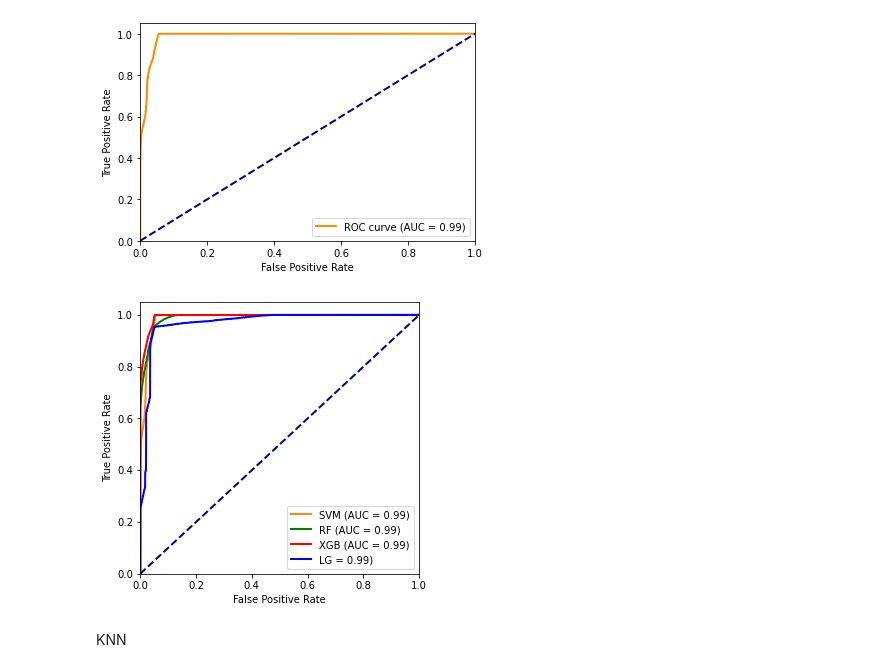
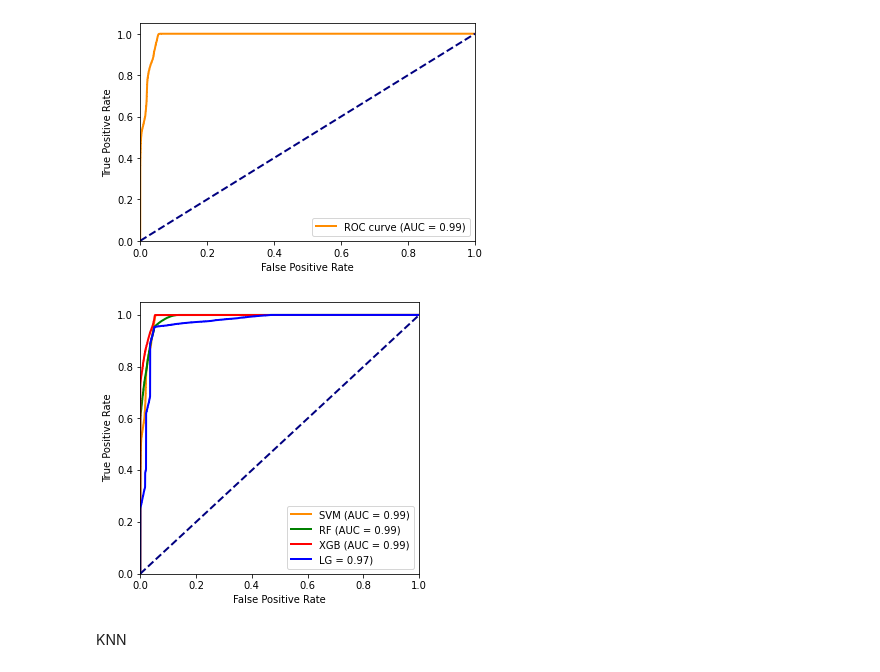
Before and after one commit to duclvQ/supply_chain, a Jupyter notebook: final_main_model.ipynb, the cells around one changed output. Drawn from its saved outputs; the diff is of its cells as text; code cells hidden in the pictures.

```diff
--- a/final_main_model.ipynb
+++ b/final_main_model.ipynb
@@ -379,21 +369,21 @@ plt.show()
 # %%
 # Plot the ROC curve
 plt.figure(figsize=(5,5))
 plt.plot(fpr_svm, tpr_svm, color='darkorange', lw=2, label=f'SVM (AUC = {roc_auc:.2f})')
-plt.plot(fpr_rf, tpr_rf, color='green', lw=2, label=f'RF (AUC = {roc_auc:.2f})')
-plt.plot(xgb_fpr, xgb_tpr, color='red', lw=2, label=f'XGB (AUC = {roc_auc:.2f})')
-plt.plot(fpr_lg, tpr_lg, color='blue', lw=2, label=f'LG = {roc_auc:.2f})')
+plt.plot(fpr_rf, tpr_rf, color='green', lw=2, label=f'RF (AUC = {rf_roc_auc:.2f})')
+plt.plot(xgb_fpr, xgb_tpr, color='red', lw=2, label=f'XGB (AUC = {xgb_roc_auc:.2f})')
+plt.plot(fpr_lg, tpr_lg, color='blue', lw=2, label=f'LG = {lg_roc_auc:.2f})')
 plt.plot([0, 1], [0, 1], color='navy', lw=2, linestyle='--')
 plt.xlim([0.0, 1.0])
 plt.ylim([0.0, 1.05])
 plt.xlabel('False Positive Rate')
 plt.ylabel('True Positive Rate')
 #plt.title('Receiver Operating Characteristic (ROC) Curve')
 plt.legend(loc='lower right')
 plt.savefig('ROC_curve.png')
 plt.show()
 # %% [output]
-[figure, old version]
+[figure, new version]
 # %%
 print(classification_report(y_test, y_pred))
 # %% [markdown]
```
Also changed, not shown: parts of 4 cells of this notebook, 2 other files.
